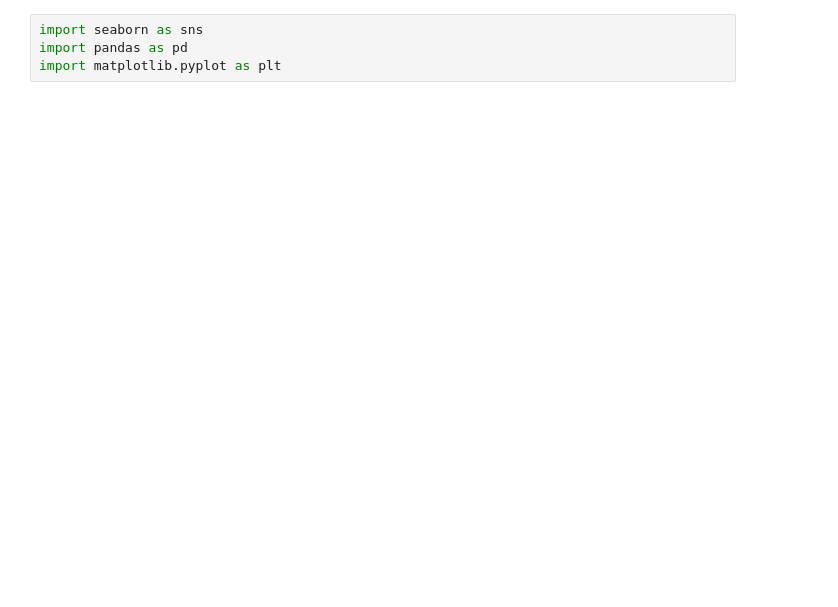
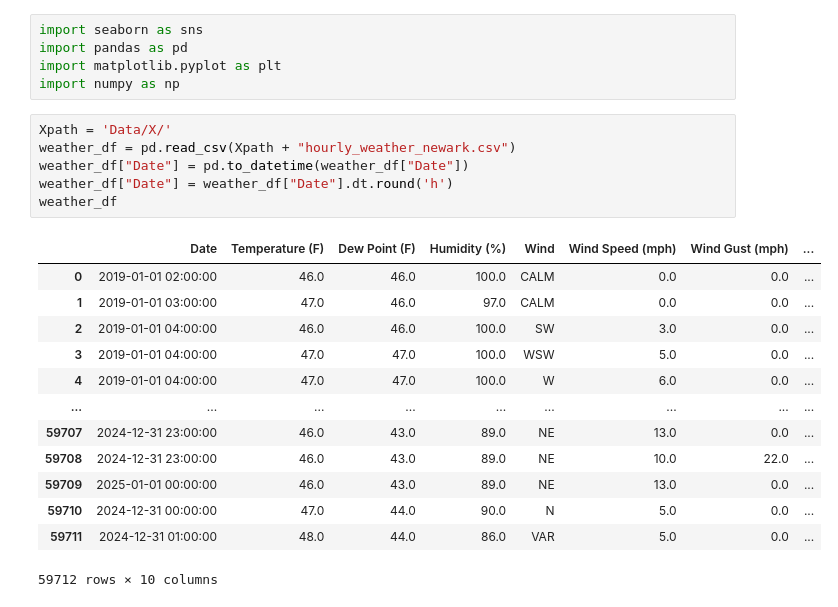
Before and after one commit to andytieu/ds340w-load-forcasting, a Jupyter notebook: plots.ipynb, the cells around one changed output. Drawn from its saved outputs; the diff is of its cells as text; blank space fills up the shorter version.

```diff
--- a/plots.ipynb
+++ b/plots.ipynb
@@ -2,6 +2,27 @@
 import seaborn as sns
 import pandas as pd
 import matplotlib.pyplot as plt
+import numpy as np
+# %%
+Xpath = 'Data/X/'
+weather_df = pd.read_csv(Xpath + "hourly_weather_newark.csv")
+weather_df["Date"] = pd.to_datetime(weather_df["Date"])
+weather_df["Date"] = weather_df["Date"].dt.round('h')
+weather_df
+# %% [output]
+|  | Date | Temperature (F) | Dew Point (F) | Humidity (%) | Wind | Wind Speed (mph) | Wind Gust (mph) | ... |
+| 0 | 2019-01-01 02:00:00 | 46.0 | 46.0 | 100.0 | CALM | 0.0 | 0.0 | ... |
+| 1 | 2019-01-01 03:00:00 | 47.0 | 46.0 | 97.0 | CALM | 0.0 | 0.0 | ... |
+| 2 | 2019-01-01 04:00:00 | 46.0 | 46.0 | 100.0 | SW | 3.0 | 0.0 | ... |
+| 3 | 2019-01-01 04:00:00 | 47.0 | 47.0 | 100.0 | WSW | 5.0 | 0.0 | ... |
+| 4 | 2019-01-01 04:00:00 | 47.0 | 47.0 | 100.0 | W | 6.0 | 0.0 | ... |
+| ... | ... | ... | ... | ... | ... | ... | ... | ... |
+| 59707 | 2024-12-31 23:00:00 | 46.0 | 43.0 | 89.0 | NE | 13.0 | 0.0 | ... |
+| 59708 | 2024-12-31 23:00:00 | 46.0 | 43.0 | 89.0 | NE | 10.0 | 22.0 | ... |
+| 59709 | 2025-01-01 00:00:00 | 46.0 | 43.0 | 89.0 | NE | 13.0 | 0.0 | ... |
+| 59710 | 2024-12-31 00:00:00 | 47.0 | 44.0 | 90.0 | N | 5.0 | 0.0 | ... |
+| 59711 | 2024-12-31 01:00:00 | 48.0 | 44.0 | 86.0 | VAR | 5.0 | 0.0 | ... |
+59712 rows × 10 columns
 # %%
 import os
 
```
Also changed, not shown: parts of 3 cells of this notebook, 1 other file.
